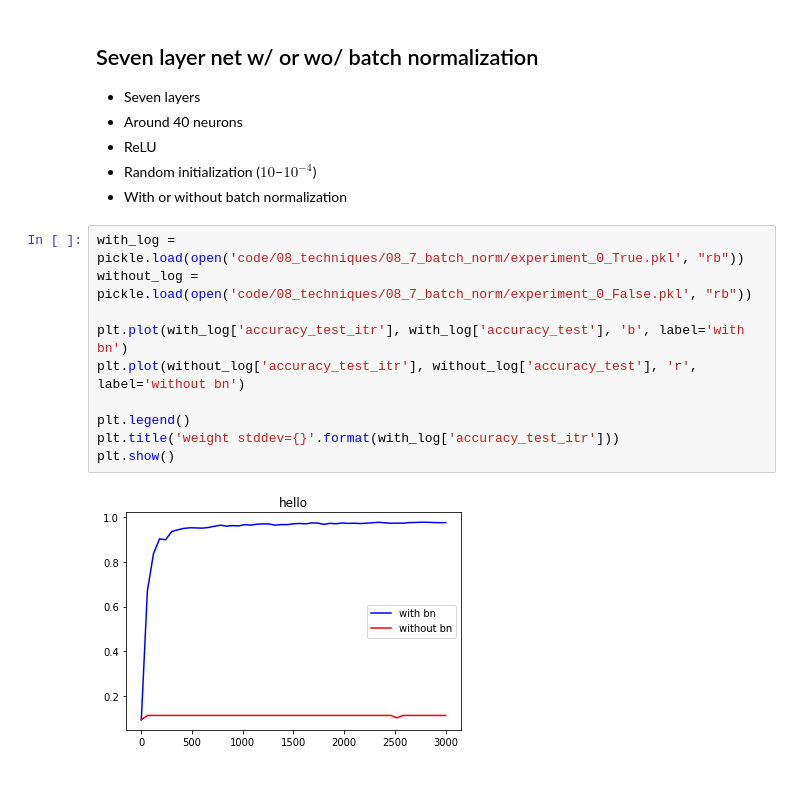
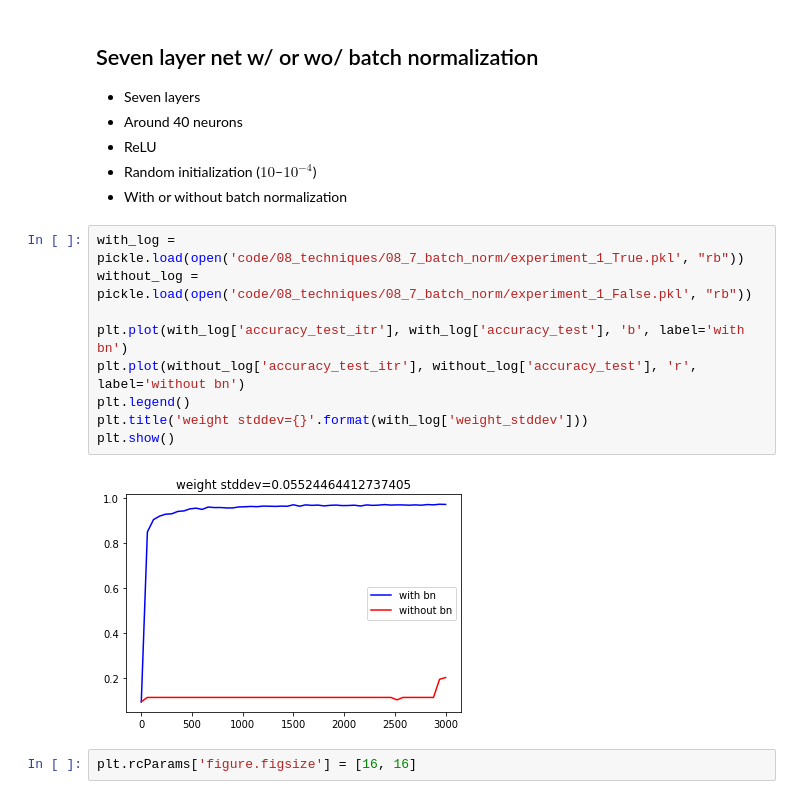
Before and after one commit to takaiwai/deep-learning-for-art-and-design, a Jupyter notebook: 08_7_batch_normalizations.ipynb, the cells around one changed output. Cells and saved outputs as stored; diff of their text form.

```diff
--- a/08_7_batch_normalizations.ipynb
+++ b/08_7_batch_normalizations.ipynb
@@ -52,14 +52,15 @@ plt.show()
 * Random initialization ($10$–$10^{-4}$)
 * With or without batch normalization
 # %%
-with_log = pickle.load(open('code/08_techniques/08_7_batch_norm/experiment_0_True.pkl', "rb"))
-without_log = pickle.load(open('code/08_techniques/08_7_batch_norm/experiment_0_False.pkl', "rb"))
+with_log = pickle.load(open('code/08_techniques/08_7_batch_norm/experiment_1_True.pkl', "rb"))
+without_log = pickle.load(open('code/08_techniques/08_7_batch_norm/experiment_1_False.pkl', "rb"))
 
 plt.plot(with_log['accuracy_test_itr'], with_log['accuracy_test'], 'b', label='with bn')
 plt.plot(without_log['accuracy_test_itr'], without_log['accuracy_test'], 'r', label='without bn')
-
 plt.legend()
-plt.title('weight stddev={}'.format(with_log['accuracy_test_itr']))
+plt.title('weight stddev={}'.format(with_log['weight_stddev']))
 plt.show()
 # %% [output]
-[figure, old version]
+[figure, new version]
+# %%
+plt.rcParams['figure.figsize'] = [16, 16]
```
Also changed, not shown: parts of 1 cell of this notebook, 1 other file.
